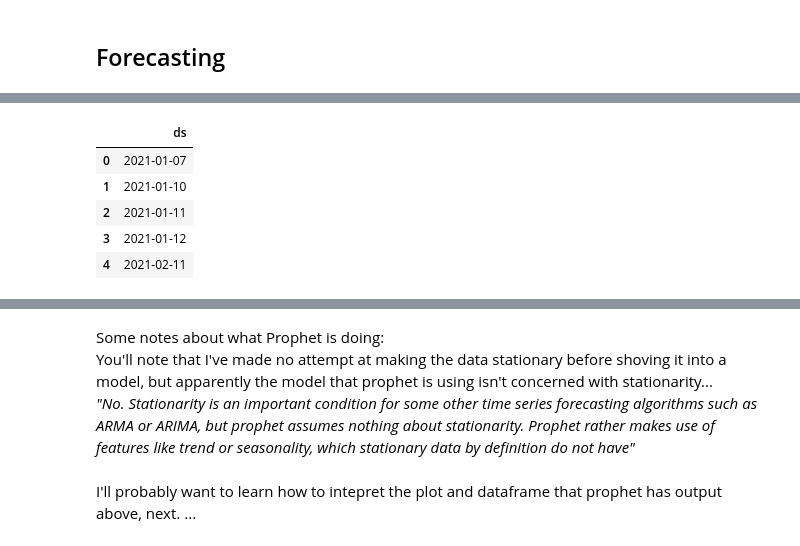
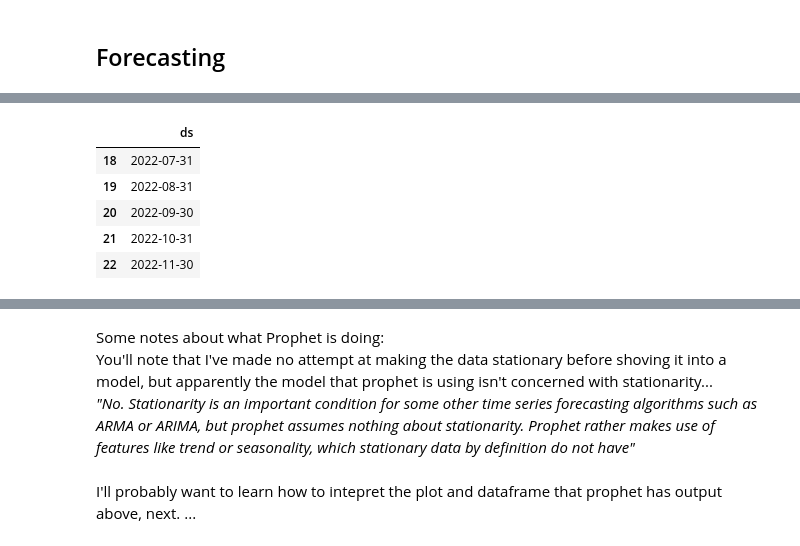
Before and after one commit to Louis-Bad/DACourse_prophet_forecast, a Jupyter notebook: forecasting.ipynb, the cells around one changed output, grey strips where cells are left out. Saved outputs shown, nothing was run; the diff lists cells and outputs as text; code cells hidden in the pictures.

```diff
--- a/forecasting.ipynb
+++ b/forecasting.ipynb
@@ -40,8 +40,8 @@ df.head()
 | 3 | 2021-01-12 | 9 |
 | 4 | 2021-02-11 | 6 |
 # %%
-# resampling dates as monthly aggregates
-df_monthly = df.set_index('ds').resample('M').sum()
-df_monthly = df_monthly.reset_index()
+# # Create a new dataframe with resampled dates as monthly aggregates
+# df_monthly = df.set_index('ds').resample('M').sum()
+# df_monthly = df_monthly.reset_index()
 
-df_monthly.head()
+# df_monthly.head()
@@ -54,0 +48,16 @@ df_monthly.head()
+# %%
+# Creating a train-test split for cross validation
+# Dates start at Jan 2021 and end Dec 2022
+cut_off_date = '2022-07-07'
+
+# Splitting the dataset based on the above cut off date
+train_df = df.loc[df['ds'] <= cut_off_date]
+test_df = df.loc[df['ds'] > cut_off_date]
+
+# Output some metrics about the split
+
+train_df_len = train_df.shape[0]
+test_df_len = test_df.shape[0]
+print(f"length of train :{train_df_len}, length of test: {test_df_len}")
+print(f"percentage of data = { round((train_df_len/df.shape[0]) *100)}% train / { round((test_df_len/df.shape[0]) *100)}% test")
+print(f"number of days in test: { test_df['ds'].max() - test_df['ds'].min() }")
@@ -54,0 +68,6 @@ df_monthly.head()
+# %%
+# Create a new dataframe with resampled dates as monthly aggregates
+train_df_monthly = train_df.set_index('ds').resample('M').sum()
+train_df_monthly = train_df_monthly.reset_index()
+
+train_df_monthly.head()
@@ -57,5 +96,5 @@ df_monthly.head()
 # %%
 # Train the model
 m = Prophet(interval_width=0.95)
-model = m.fit(df)
+model = m.fit(train_df_monthly)
 # %% [output]
@@ -64,13 +103,13 @@ model = m.fit(df)
 # %%
 # Creating the future dates to forcast
-future_dates = model.make_future_dataframe(periods=12, freq='M')
-future_dates.head()
+future_dates = model.make_future_dataframe(periods=4, freq='M')
+future_dates.tail()
 # %% [output]
 |  | ds |
-| 0 | 2021-01-07 |
-| 1 | 2021-01-10 |
-| 2 | 2021-01-11 |
-| 3 | 2021-01-12 |
-| 4 | 2021-02-11 |
+| 18 | 2022-07-31 |
+| 19 | 2022-08-31 |
+| 20 | 2022-09-30 |
+| 21 | 2022-10-31 |
+| 22 | 2022-11-30 |
 # %%
 # Forecasting output
```
Also changed, not shown: parts of 11 cells of this notebook.
